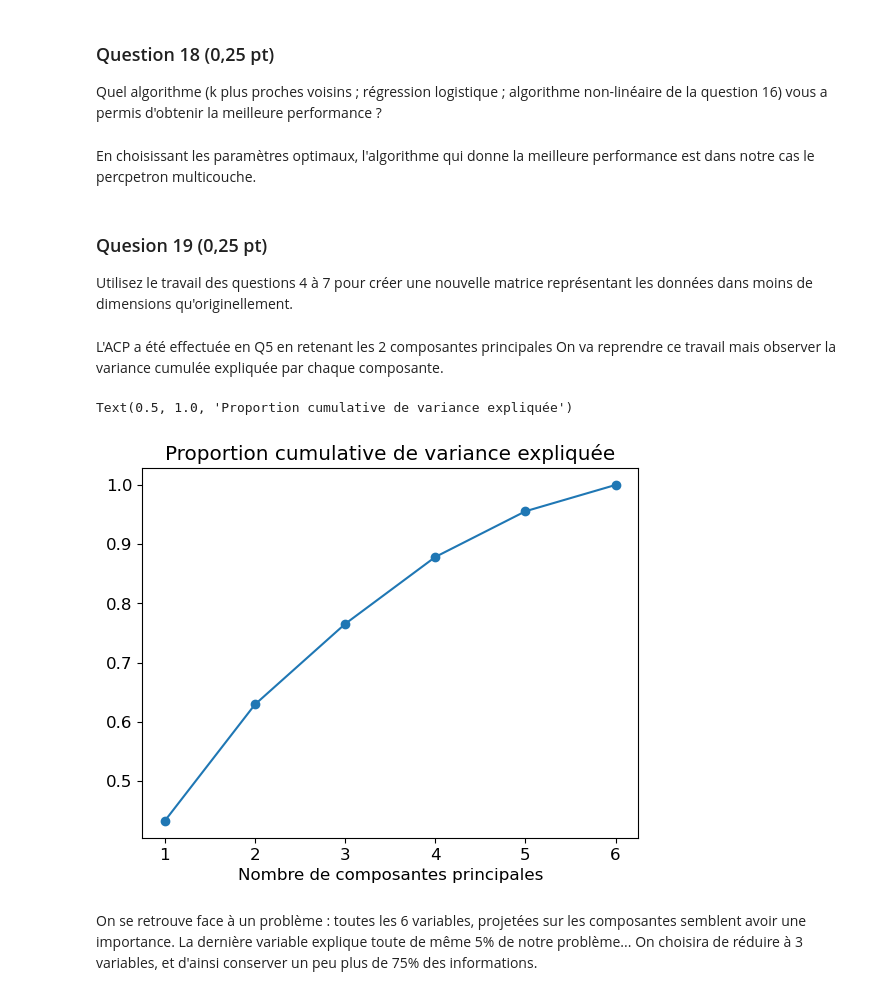
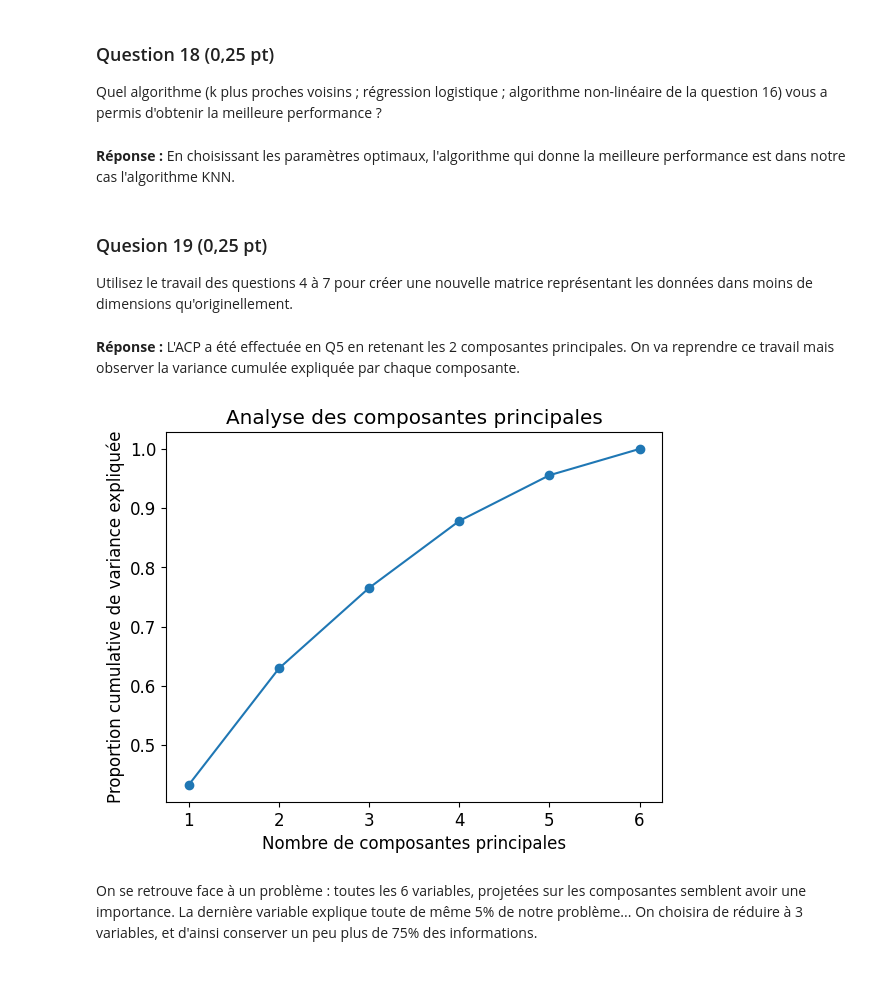
Before and after one commit to maximebailly/sdd_2025, a Jupyter notebook: projet/Projet.ipynb, the cells around one changed output. Saved outputs shown, nothing was run; the diff lists cells and outputs as text; code cells hidden in the pictures.

```diff
--- a/projet/Projet.ipynb
+++ b/projet/Projet.ipynb
@@ -554,40 +551,38 @@ Nous allons maintenant évaluer l'impact d'une réduction de dimension sur la qu
 ### Question 18 (0,25 pt)
 Quel algorithme (k plus proches voisins ; régression logistique ; algorithme non-linéaire de la question 16) vous a permis d'obtenir la meilleure performance ?
 # %% [markdown]
-En choisissant les paramètres optimaux, l'algorithme qui donne la meilleure performance est dans notre cas le percpetron multicouche.
+__Réponse :__ En choisissant les paramètres optimaux, l'algorithme qui donne la meilleure performance est dans notre cas l'algorithme KNN.
 # %% [markdown]
 ### Quesion 19 (0,25 pt)
 Utilisez le travail des questions 4 à 7 pour créer une nouvelle matrice représentant les données dans moins de dimensions qu'originellement.
 # %% [markdown]
-L'ACP a été effectuée en Q5 en retenant les 2 composantes principales
+__Réponse :__ L'ACP a été effectuée en Q5 en retenant les 2 composantes principales.
 On va reprendre ce travail mais observer la variance cumulée expliquée par chaque composante.
 # %%
-# Réponse
-
 # On normalise les données
 from sklearn import preprocessing
 from sklearn import decomposition
 
 std_scale = preprocessing.StandardScaler().fit(X_train)
 X_train_sc = std_scale.transform(X_train)
 
-### On décompose en composantes principales
+# On décompose en composantes principales
 # Instanciation d'un objet PCA pour les 6 composantes
 pca = decomposition.PCA(n_components=6)
 # Calcul des composantes
 pca.fit(X_train_sc)
 
 X_projected = pca.transform(X_train_sc)
 
 np.cumsum(pca.explained_variance_ratio_)
 
 plt.plot(np.arange(1, 7), np.cumsum(pca.explained_variance_ratio_), marker='o')
 
 plt.xlabel("Nombre de composantes principales")
-plt.title("Proportion cumulative de variance expliquée")
+plt.ylabel("Proportion cumulative de variance expliquée")
+plt.title("Analyse des composantes principales");
 # %% [output]
-Text(0.5, 1.0, 'Proportion cumulative de variance expliquée')
-[figure, old version]
+[figure, new version]
 # %% [markdown]
 On se retrouve face à un problème : toutes les 6 variables, projetées sur les composantes semblent avoir une importance. La dernière variable explique toute de même 5% de notre problème... On choisira de réduire à 3 variables, et d'ainsi conserver un peu plus de 75% des informations.
 # %%
```
Also changed, not shown: parts of 27 cells of this notebook.
